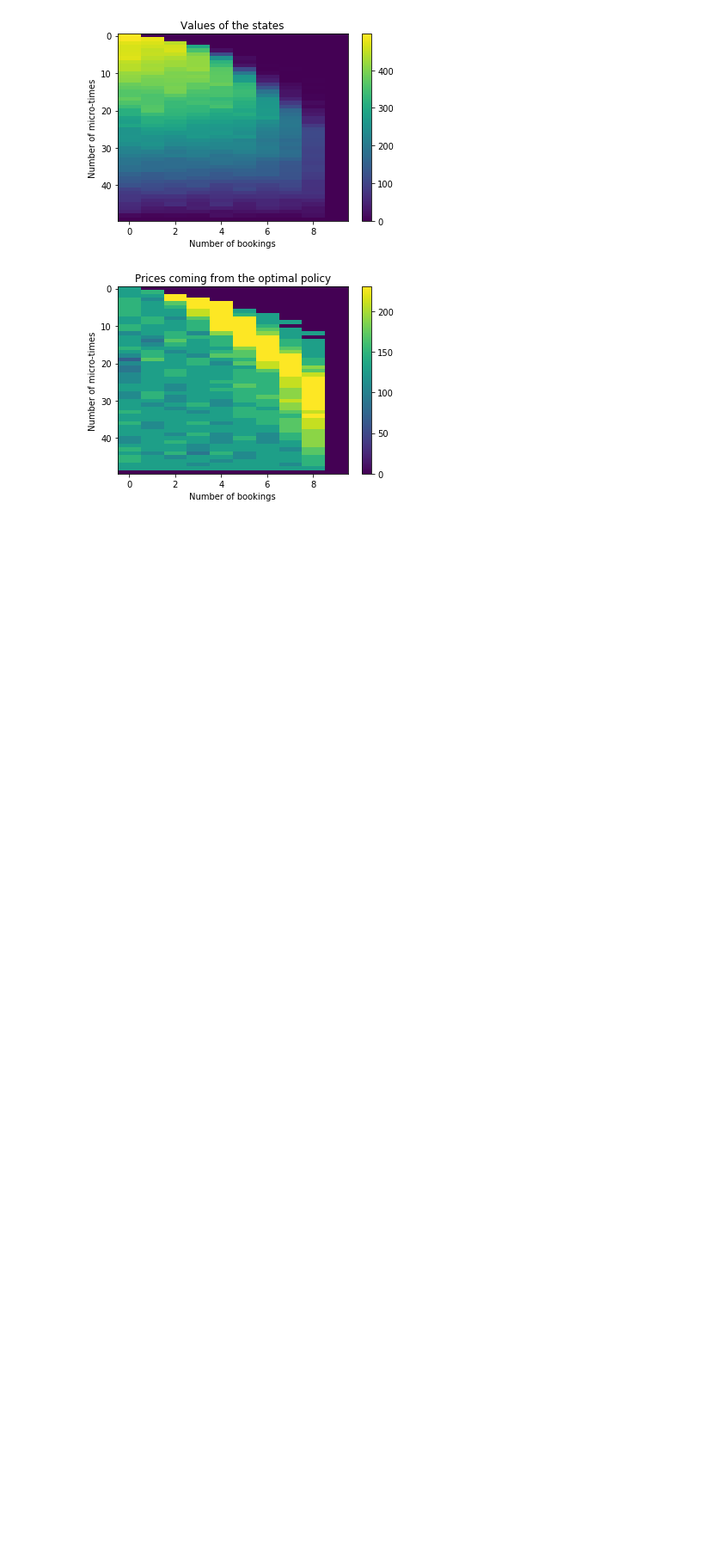
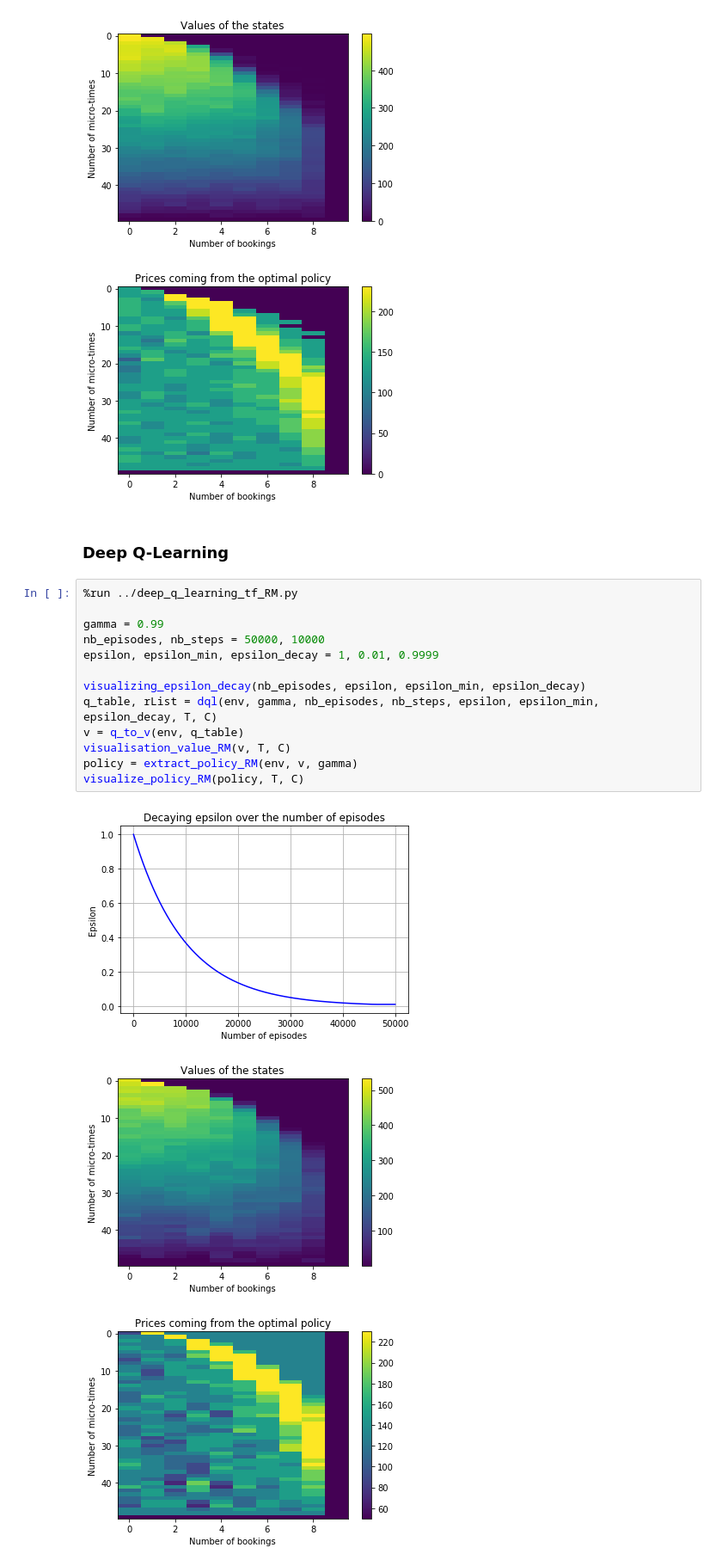
Before and after one commit to Oksanariou/rl_for_rm, a Jupyter notebook: Notebooks/RM_game.ipynb, the cells around one changed output. Shown: that part at 86% size. Drawn from its saved outputs; the diff is of its cells as text; blank space fills up the shorter version.

```diff
--- a/Notebooks/RM_game.ipynb
+++ b/Notebooks/RM_game.ipynb
@@ -131,3 +129,23 @@ visualize_policy_RM(policy, T, C)
 [figure]
 [figure]
 [figure]
+# %% [markdown]
+
+### Deep Q-Learning
+# %%
+%run ../deep_q_learning_tf_RM.py
+
+gamma = 0.99
+nb_episodes, nb_steps = 50000, 10000
+epsilon, epsilon_min, epsilon_decay = 1, 0.01, 0.9999
+
+visualizing_epsilon_decay(nb_episodes, epsilon, epsilon_min, epsilon_decay)
+q_table, rList = dql(env, gamma, nb_episodes, nb_steps, epsilon, epsilon_min, epsilon_decay, T, C)
+v = q_to_v(env, q_table)
+visualisation_value_RM(v, T, C)
+policy = extract_policy_RM(env, v, gamma)
+visualize_policy_RM(policy, T, C)
+# %% [output]
+[figure, added]
+[figure, added]
+[figure, added]
```
Also changed, not shown: parts of 6 cells of this notebook, 35 other files.
